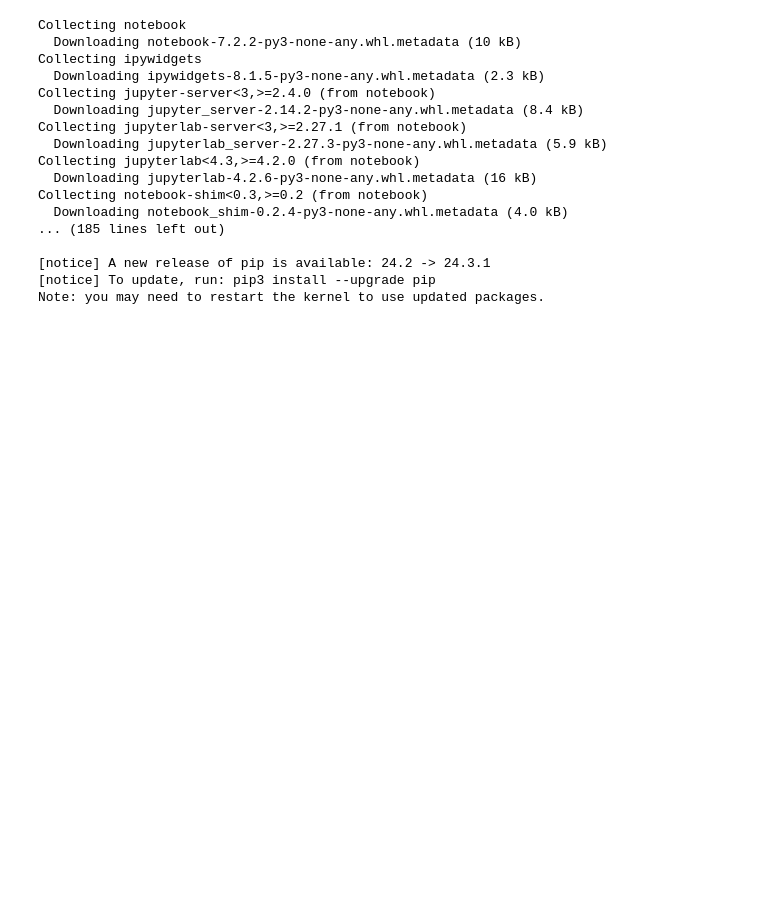
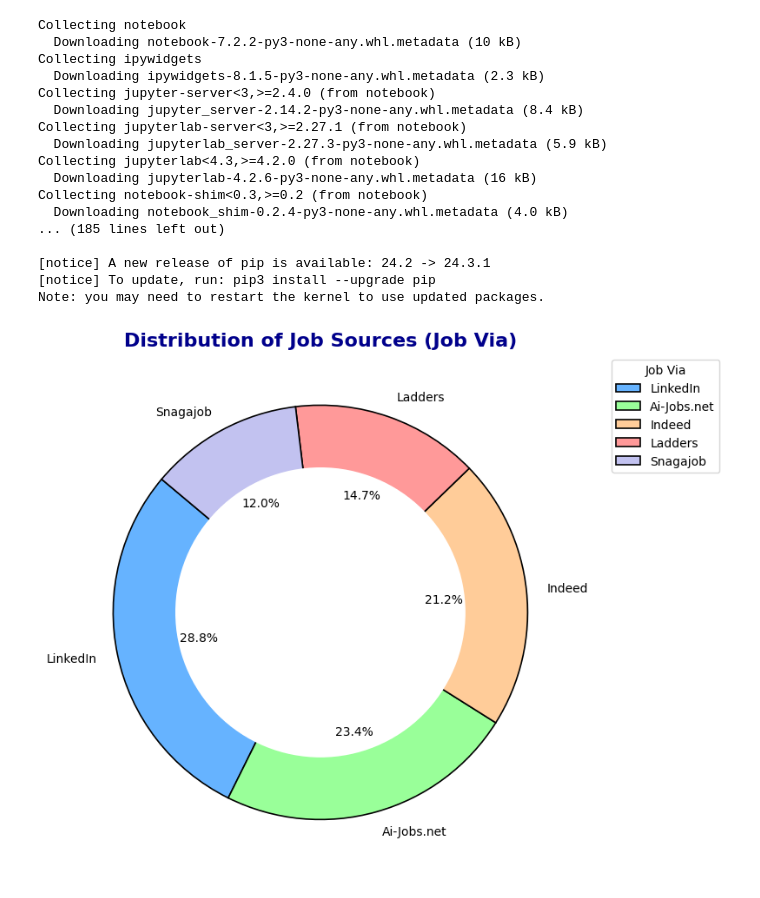
Before and after one commit to Malinda1/data-job-analysis, a Jupyter notebook: data_job_analysis.ipynb, the cells around one changed output. Cells and saved outputs as stored; diff of their text form; code cells hidden in the pictures; blank space fills up the shorter version.

Commit message:
create a donut chart for Distribution of Job Sources (Job Via)

```diff
--- a/data_job_analysis.ipynb
+++ b/data_job_analysis.ipynb
@@ -719,6 +719,42 @@ Collecting notebook-shim<0.3,>=0.2 (from notebook)
 [notice] A new release of pip is available: 24.2 -> 24.3.1
 [notice] To update, run: pip3 install --upgrade pip
 Note: you may need to restart the kernel to use updated packages.
+# %%
+import pandas as pd
+import matplotlib.pyplot as plt
+
+# Count occurrences in the 'job_via' column
+job_via_counts = data_cleaned_copy2['job_via'].value_counts().head(5)
+
+# Define colors for the donut chart
+colors = ['#66b3ff', '#99ff99', '#ffcc99', '#ff9999', '#c2c2f0', '#ffb3e6']
+
+# Create the donut chart
+plt.figure(figsize=(8, 8))
+plt.pie(
+    job_via_counts,
+    labels=job_via_counts.index,
+    autopct='%1.1f%%',
+    startangle=140,
+    colors=colors,
+    wedgeprops={'edgecolor': 'black', 'linewidth': 1.2}
+)
+
+# Add the "donut hole" by drawing a white circle at the center
+centre_circle = plt.Circle((0, 0), 0.70, fc='white')
+plt.gca().add_artist(centre_circle)
+
+# Add title
+plt.title('Distribution of Job Sources (Job Via)', fontsize=16, fontweight='bold', color='darkblue')
+
+# Add a legend
+plt.legend(job_via_counts.index, title="Job Via", bbox_to_anchor=(1.05, 1), loc='upper left')
+
+# Display the chart
+plt.tight_layout()
+plt.show()
+# %% [output]
+[figure, added]
 # %%
 data_cleaned_copy2.head(5)
 # %% [output]
```
